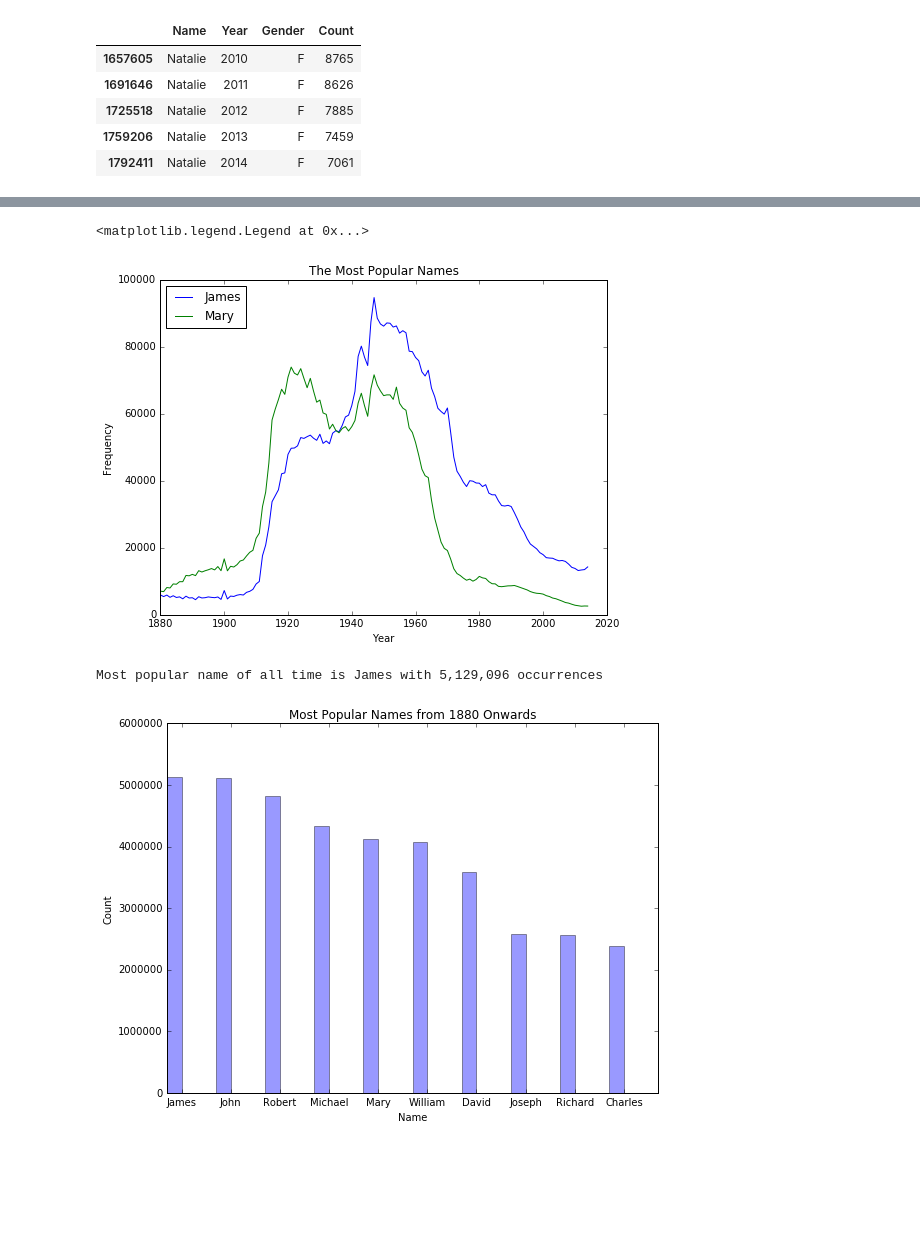
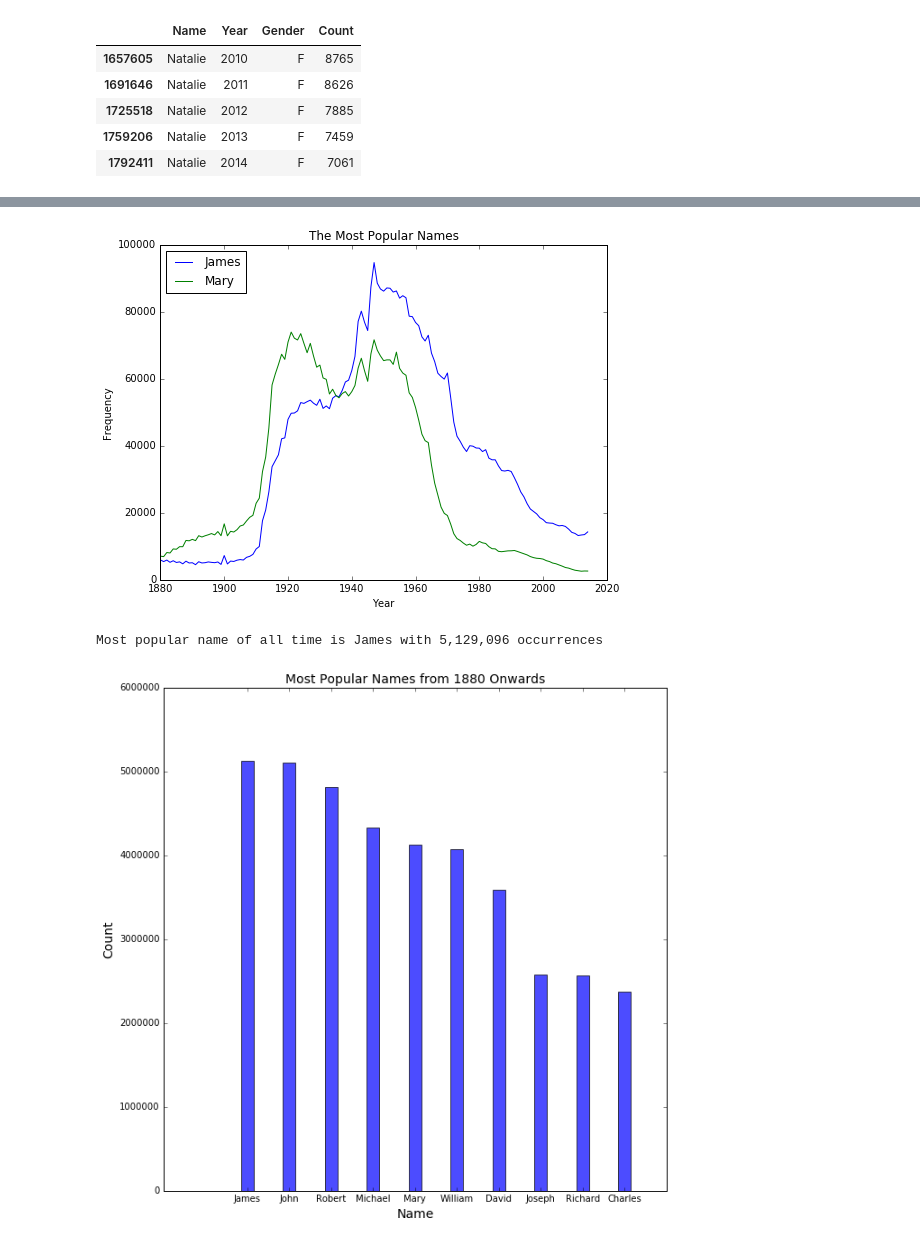
Before and after one commit to UlyssesInvictus/cs109-project, a Jupyter notebook: Milestone 3 Visualizations.ipynb, the cells around one changed output, grey strips where cells are left out. Saved outputs shown, nothing was run; the diff lists cells and outputs as text; code cells hidden in the pictures; blank space fills up the shorter version.

```diff
--- a/Milestone 3 Visualizations.ipynb
+++ b/Milestone 3 Visualizations.ipynb
@@ -9,8 +9,8 @@ import matplotlib.colors as colors
 from mpl_toolkits.mplot3d import Axes3D
 %matplotlib inline
 # %%
-national_names = pd.read_csv('Downloads/NationalNames.csv', delimiter = ',', usecols = [1, 2, 3, 4])
-state_names = pd.read_csv('Downloads/StateNames.csv', delimiter = ',', usecols = [1, 2, 3, 4, 5])
+national_names = pd.read_csv('Datasets/NationalNames.csv', delimiter = ',', usecols = [1, 2, 3, 4])
+state_names = pd.read_csv('Datasets/StateNames.csv', delimiter = ',', usecols = [1, 2, 3, 4, 5])
 # %%
 natalie = national_names[national_names['Name'] == 'Natalie']
 natalie = natalie[natalie['Gender'] == 'F']
@@ -74,8 +76,9 @@ plt.title("The Most Popular Names")
 plt.xlabel("Year")
 plt.ylabel("Frequency")
 plt.legend(loc=2)
+
+plt.savefig('james.png')
 # %% [output]
-<matplotlib.legend.Legend at 0x...>
 [figure]
 # %%
 # build dictionary of names, values are counts
@@ -109,24 +112,22 @@ for i in range(1,11):
 # %%
 n_groups = 10
 
-fig, ax = plt.subplots(figsize=(8, 6))
+fig, ax = plt.subplots(figsize=(10, 10))
 
 index = np.arange(n_groups)
 bar_width = 0.30
 
-opacity = 0.4
+opacity = 0.7
 
-rects1 = plt.bar(index, most_pop_10['Count'].values, bar_width,
-                 alpha=opacity)
+plt.bar(index, most_pop_10['Count'].values, bar_width,
+                 alpha=opacity, align="center")
 
-plt.xlabel('Name')
-plt.ylabel('Count')
-plt.title('Most Popular Names from 1880 Onwards')
-plt.xticks(index + bar_width, ('James', 'John', 'Robert', 'Michael', 'Mary', 'William', 'David',
+plt.xlabel('Name', size = '14')
+plt.ylabel('Count', size = '14')
+plt.title('Most Popular Names from 1880 Onwards', size = '14')
+plt.xticks(index, ('James', 'John', 'Robert', 'Michael', 'Mary', 'William', 'David',
                                'Joseph', 'Richard', 'Charles'))
-plt.legend()
 
-plt.tight_layout()
-plt.show()
+plt.savefig('1880_counts.png')
 # %% [output]
-[figure, old version]
+[figure, new version]
```
Also changed, not shown: parts of 2 cells of this notebook, 1 other file.
